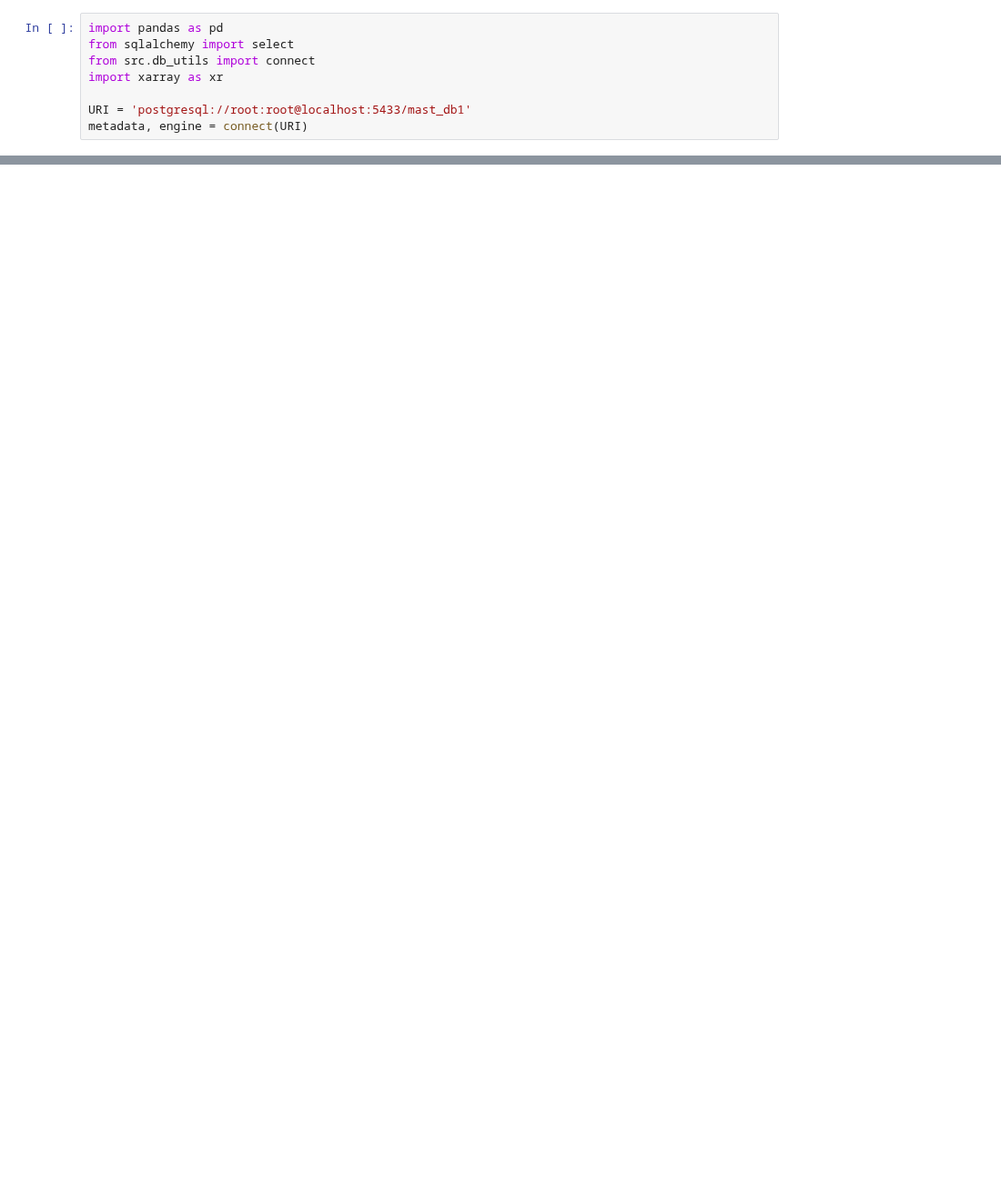
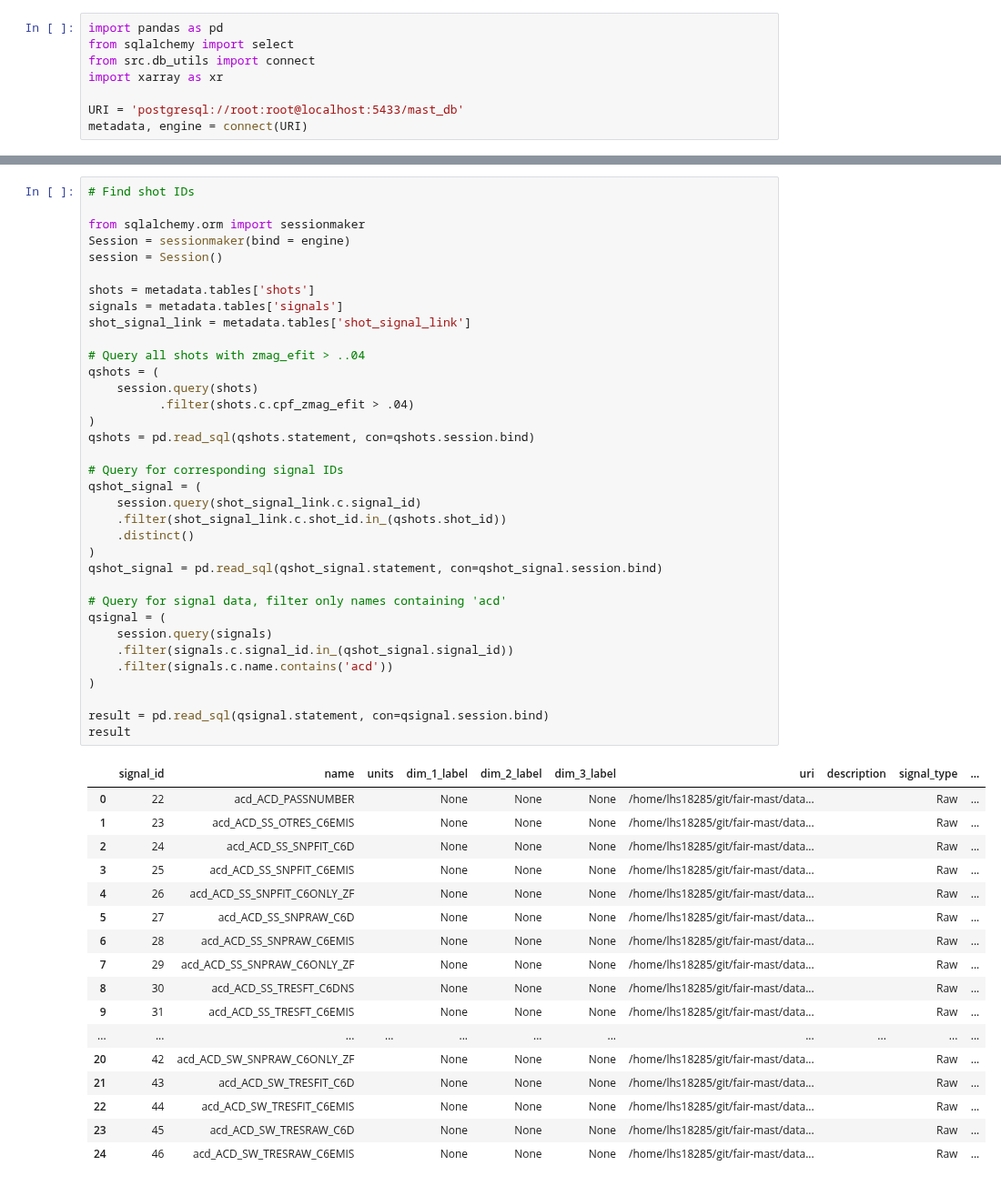
Before and after one commit to ukaea/fair-mast, a Jupyter notebook: db_query_example.ipynb, the cells around one changed output, grey strips where cells are left out. Shown at 91% size. Cells and saved outputs as stored; diff of their text form; blank space fills up the shorter version.

```diff
--- a/db_query_example.ipynb
+++ b/db_query_example.ipynb
@@ -4,5 +4,5 @@ from sqlalchemy import select
 from src.db_utils import connect
 import xarray as xr
 
-URI = 'postgresql://root:root@localhost:5433/mast_db1'
+URI = 'postgresql://root:root@localhost:5433/mast_db'
 metadata, engine = connect(URI)
@@ -8,0 +38,53 @@ metadata, engine = connect(URI)
+# %%
+# Find shot IDs
+
+from sqlalchemy.orm import sessionmaker
+Session = sessionmaker(bind = engine)
+session = Session()
+
+shots = metadata.tables['shots']
+signals = metadata.tables['signals']
+shot_signal_link = metadata.tables['shot_signal_link']
+
+# Query all shots with zmag_efit > ..04
+qshots = (
+    session.query(shots)
+          .filter(shots.c.cpf_zmag_efit > .04)
+)
+qshots = pd.read_sql(qshots.statement, con=qshots.session.bind)
+
+# Query for corresponding signal IDs
+qshot_signal = (
+    session.query(shot_signal_link.c.signal_id)
+    .filter(shot_signal_link.c.shot_id.in_(qshots.shot_id))
+    .distinct()
+)
+qshot_signal = pd.read_sql(qshot_signal.statement, con=qshot_signal.session.bind)
+
+# Query for signal data, filter only names containing 'acd'
+qsignal = (
+    session.query(signals)
+    .filter(signals.c.signal_id.in_(qshot_signal.signal_id))
+    .filter(signals.c.name.contains('acd'))
+)
+
+result = pd.read_sql(qsignal.statement, con=qsignal.session.bind)
+result
+# %% [output]
+|  | signal_id | name | units | dim_1_label | dim_2_label | dim_3_label | uri | description | signal_type | ... |
+| 0 | 22 | acd_ACD_PASSNUMBER |  | None | None | None | /home/lhs18285/git/fair-mast/data... |  | Raw | ... |
+| 1 | 23 | acd_ACD_SS_OTRES_C6EMIS |  | None | None | None | /home/lhs18285/git/fair-mast/data... |  | Raw | ... |
+| 2 | 24 | acd_ACD_SS_SNPFIT_C6D |  | None | None | None | /home/lhs18285/git/fair-mast/data... |  | Raw | ... |
+| 3 | 25 | acd_ACD_SS_SNPFIT_C6EMIS |  | None | None | None | /home/lhs18285/git/fair-mast/data... |  | Raw | ... |
+| 4 | 26 | acd_ACD_SS_SNPFIT_C6ONLY_ZF |  | None | None | None | /home/lhs18285/git/fair-mast/data... |  | Raw | ... |
+| 5 | 27 | acd_ACD_SS_SNPRAW_C6D |  | None | None | None | /home/lhs18285/git/fair-mast/data... |  | Raw | ... |
+| 6 | 28 | acd_ACD_SS_SNPRAW_C6EMIS |  | None | None | None | /home/lhs18285/git/fair-mast/data... |  | Raw | ... |
+| 7 | 29 | acd_ACD_SS_SNPRAW_C6ONLY_ZF |  | None | None | None | /home/lhs18285/git/fair-mast/data... |  | Raw | ... |
+| 8 | 30 | acd_ACD_SS_TRESFT_C6DNS |  | None | None | None | /home/lhs18285/git/fair-mast/data... |  | Raw | ... |
+| 9 | 31 | acd_ACD_SS_TRESFT_C6EMIS |  | None | None | None | /home/lhs18285/git/fair-mast/data... |  | Raw | ... |
+| ... | ... | ... | ... | ... | ... | ... | ... | ... | ... | ... |
+| 20 | 42 | acd_ACD_SW_SNPRAW_C6ONLY_ZF |  | None | None | None | /home/lhs18285/git/fair-mast/data... |  | Raw | ... |
+| 21 | 43 | acd_ACD_SW_TRESFIT_C6D |  | None | None | None | /home/lhs18285/git/fair-mast/data... |  | Raw | ... |
+| 22 | 44 | acd_ACD_SW_TRESFIT_C6EMIS |  | None | None | None | /home/lhs18285/git/fair-mast/data... |  | Raw | ... |
+| 23 | 45 | acd_ACD_SW_TRESRAW_C6D |  | None | None | None | /home/lhs18285/git/fair-mast/data... |  | Raw | ... |
+| 24 | 46 | acd_ACD_SW_TRESRAW_C6EMIS |  | None | None | None | /home/lhs18285/git/fair-mast/data... |  | Raw | ... |
```
Also changed, not shown: parts of 5 cells of this notebook, 7 other files.
